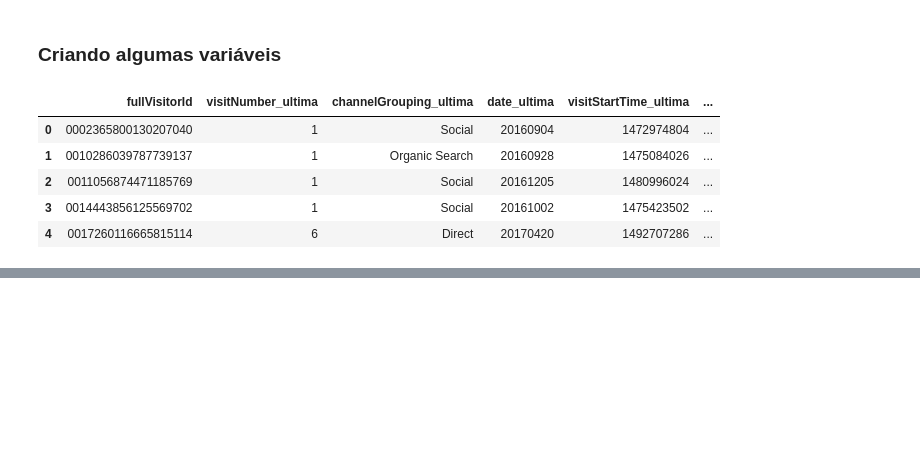
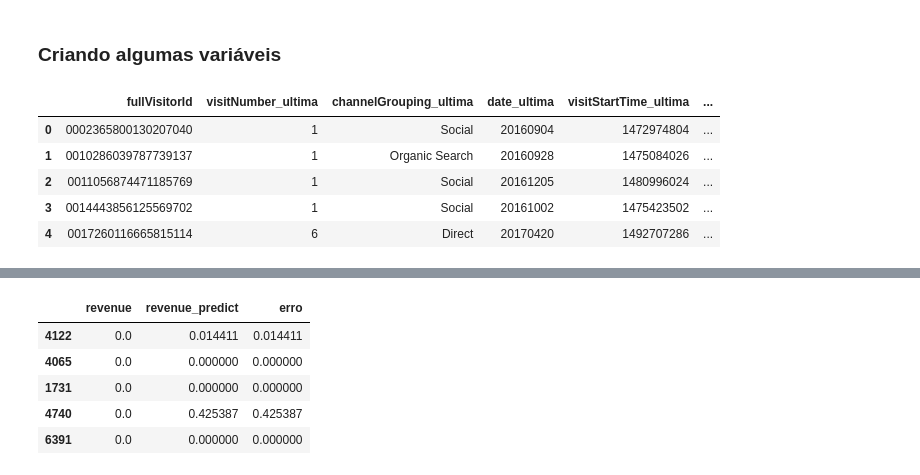
Before and after one commit to CrisNakamura/modelo_digital_marketing, a Jupyter notebook: marketing_analytics.ipynb, the cells around one changed output, grey strips where cells are left out. Cells and saved outputs as stored; diff of their text form; code cells hidden in the pictures; blank space fills up the shorter version.

```diff
--- a/marketing_analytics.ipynb
+++ b/marketing_analytics.ipynb
@@ -510,0 +550,20 @@ var_qualitativas = visitas.dtypes[visitas.dtypes == 'object'].keys()
+# %%
+resultados = pd.DataFrame()
+
+# O que foi gasto de fato.
+resultados['revenue'] = y_test
+
+# Previsão de gastos.
+resultados['revenue_predict'] = y_pred
+
+# Erro da previsão.
+resultados['erro'] = y_pred - y_test
+
+resultados.head()
+# %% [output]
+|  | revenue | revenue_predict | erro |
+| 4122 | 0.0 | 0.014411 | 0.014411 |
+| 4065 | 0.0 | 0.000000 | 0.000000 |
+| 1731 | 0.0 | 0.000000 | 0.000000 |
+| 4740 | 0.0 | 0.425387 | 0.425387 |
+| 6391 | 0.0 | 0.000000 | 0.000000 |
```
Also changed, not shown: parts of 11 cells of this notebook.
